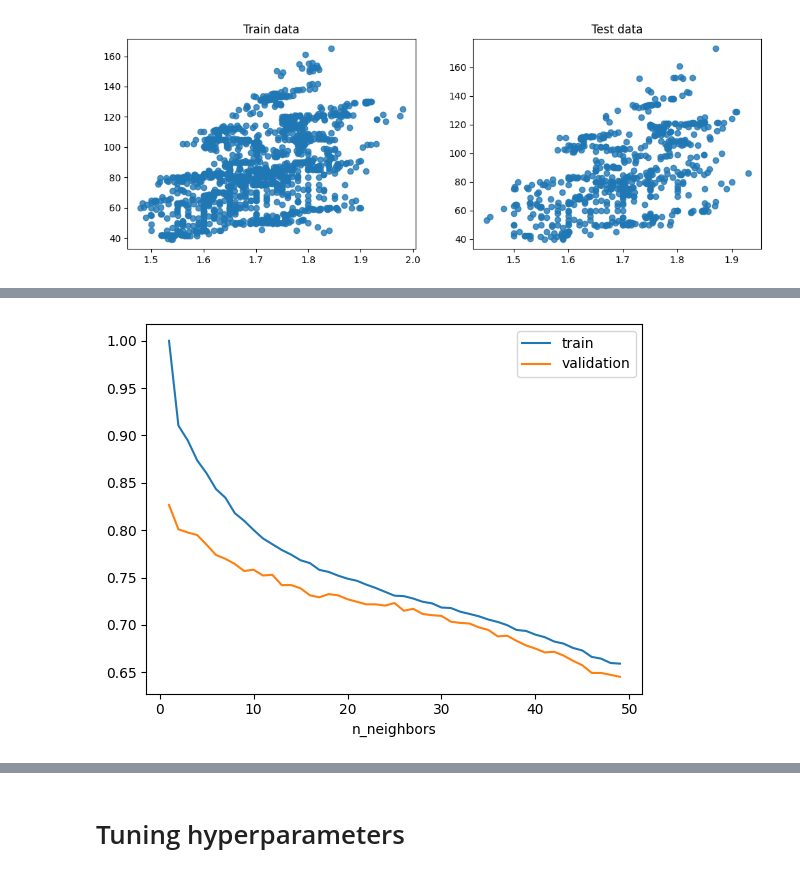
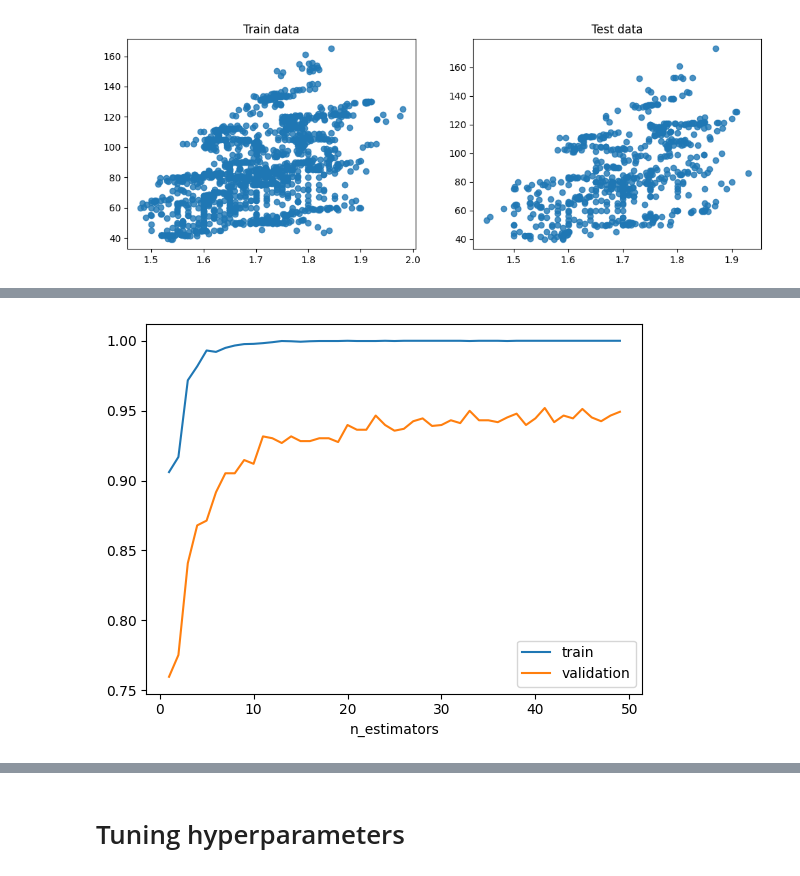
Before and after one commit to lolammrn/Python_project, a Jupyter notebook: Obesity.ipynb, the cells around one changed output, grey strips where cells are left out. Saved outputs shown, nothing was run; the diff lists cells and outputs as text; code cells hidden in the pictures.

```diff
--- a/Obesity.ipynb
+++ b/Obesity.ipynb
@@ -435,9 +568,2 @@ scaler.fit(X_train)                 # Il ne faut fiter que sur les data d'entrai
 X_train = scaler.transform(X_train)
 X_test  = scaler.transform(X_test)  # apply same transformation to test data
-# %%
-#min max scaling
-from sklearn.preprocessing import MinMaxScaler
-
-scaler = MinMaxScaler()
-X_train = scaler.fit_transform(X_train)
-X_test = scaler.transform(X_test)
@@ -460,14 +619,14 @@ plt.plot(val_score)
 # %%
 #validation curve
 from sklearn.model_selection import validation_curve
 
 param_range = np.arange(1, 50)
-train_scores, val_scores = validation_curve(KNeighborsClassifier(), X_train, y_train, param_name="n_neighbors", param_range=param_range, cv=5)
+train_scores, val_scores = validation_curve(RandomForestClassifier(), X_train, y_train, param_name="n_estimators", param_range=param_range, cv=5)
 
 plt.plot(param_range, np.mean(train_scores, axis=1), label="train")
 plt.plot(param_range, np.mean(val_scores, axis=1), label="validation")
-plt.xlabel("n_neighbors")
+plt.xlabel("n_estimators")
 plt.legend()
 plt.show()
 # %% [output]
-[figure, old version]
+[figure, new version]
```
Also changed, not shown: parts of 35 cells of this notebook.
